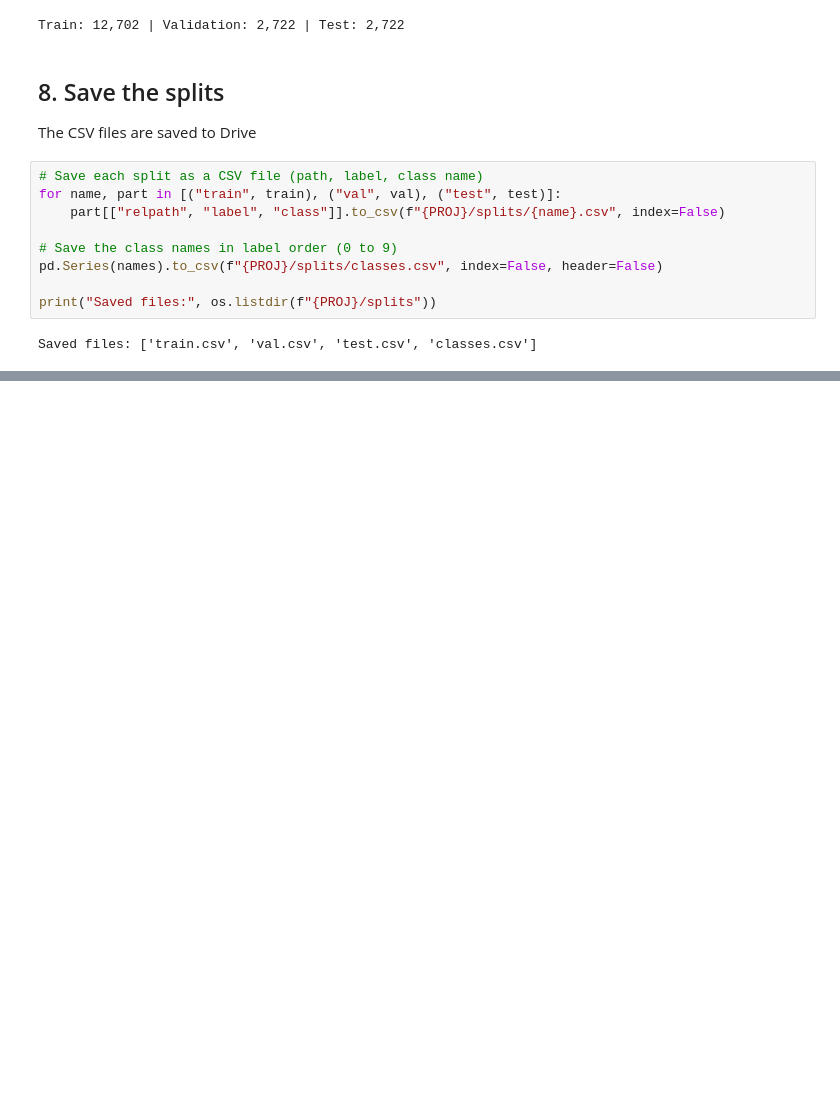
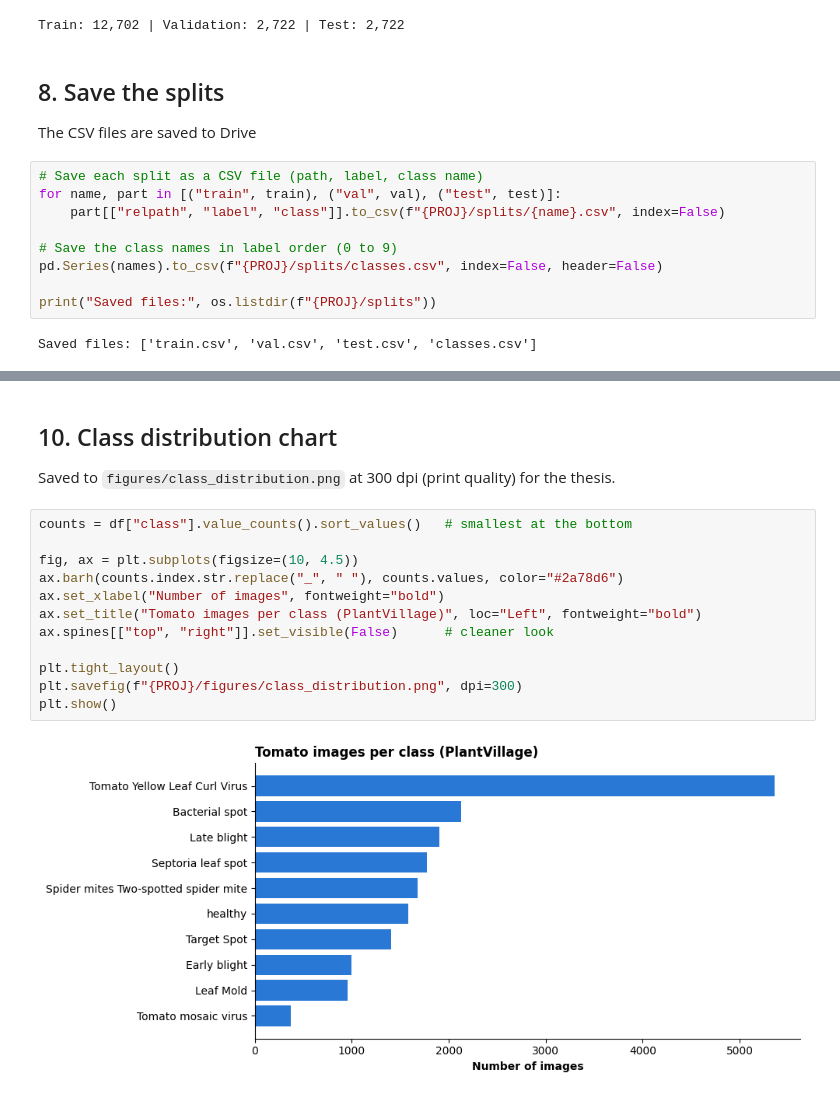
Before and after one commit to Ranjitkumarmuduli/tomato-disease-detection, a Jupyter notebook: 01_data.ipynb, the cells around one changed output, grey strips where cells are left out. Saved outputs shown, nothing was run; the diff lists cells and outputs as text; blank space fills up the shorter version.

```diff
--- a/01_data.ipynb
+++ b/01_data.ipynb
@@ -152,0 +173,17 @@ Saved files: ['train.csv', 'val.csv', 'test.csv', 'classes.csv']
+# %% [markdown]
+## 10. Class distribution chart
+Saved to `figures/class_distribution.png` at 300 dpi (print quality) for the thesis.
+# %%
+counts = df["class"].value_counts().sort_values()   # smallest at the bottom
+
+fig, ax = plt.subplots(figsize=(10, 4.5))
+ax.barh(counts.index.str.replace("_", " "), counts.values, color="#2a78d6")
+ax.set_xlabel("Number of images", fontweight="bold")
+ax.set_title("Tomato images per class (PlantVillage)", loc="Left", fontweight="bold")
+ax.spines[["top", "right"]].set_visible(False)      # cleaner look
+
+plt.tight_layout()
+plt.savefig(f"{PROJ}/figures/class_distribution.png", dpi=300)
+plt.show()
+# %% [output]
+[figure, added]
```
Also changed, not shown: parts of 2 cells of this notebook.
